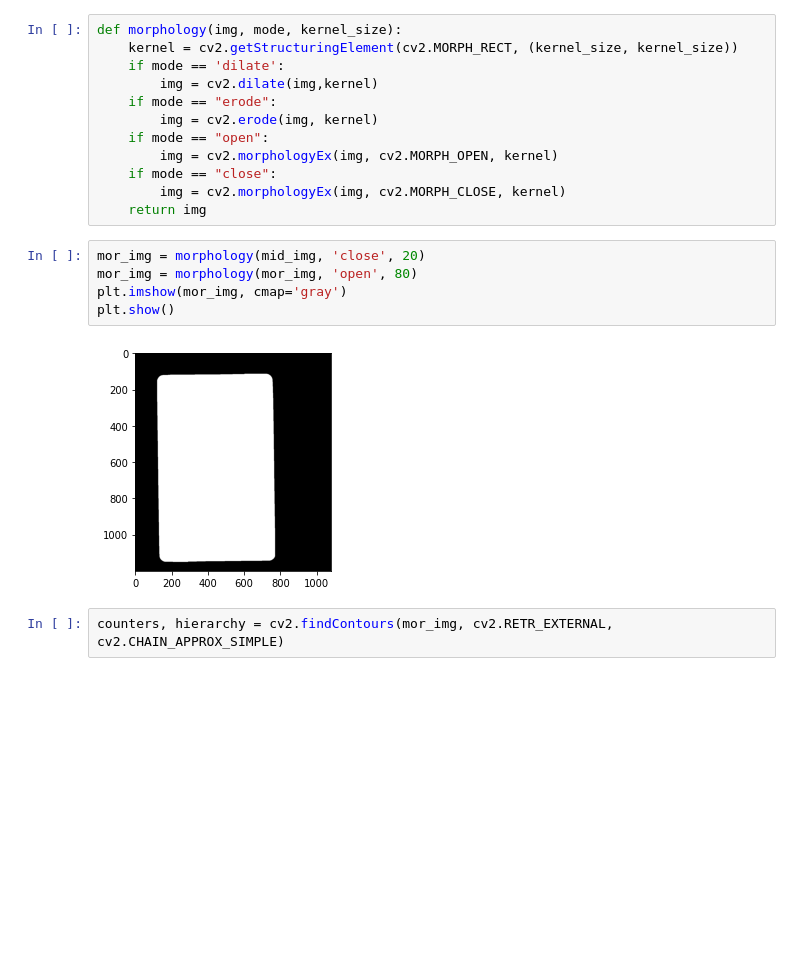
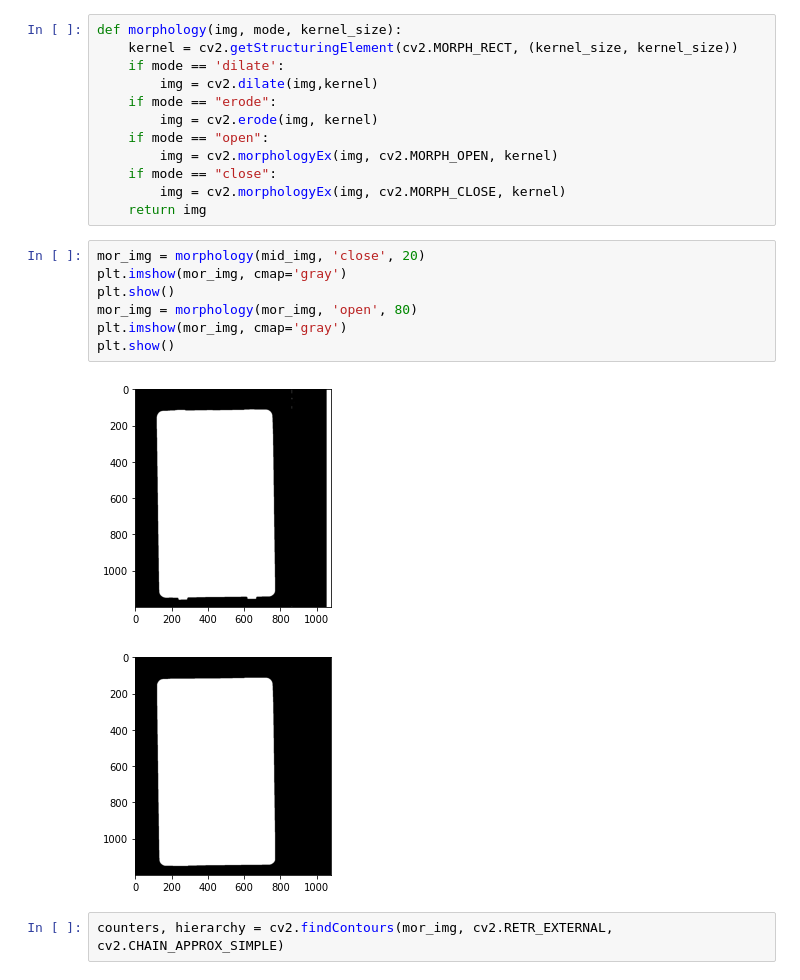
Before and after one commit to WeiminXiong/DIP_Project, a Jupyter notebook: help_content.ipynb, the cells around one changed output. Cells and saved outputs as stored; diff of their text form; blank space fills up the shorter version.

```diff
--- a/help_content.ipynb
+++ b/help_content.ipynb
@@ -42,11 +42,14 @@ def morphology(img, mode, kernel_size):
     return img
 # %%
 mor_img = morphology(mid_img, 'close', 20)
+plt.imshow(mor_img, cmap='gray')
+plt.show()
 mor_img = morphology(mor_img, 'open', 80)
 plt.imshow(mor_img, cmap='gray')
 plt.show()
 # %% [output]
-[figure, old version]
+[figure, new version]
+[figure, added]
 # %%
 counters, hierarchy = cv2.findContours(mor_img, cv2.RETR_EXTERNAL, cv2.CHAIN_APPROX_SIMPLE)
 # %%
```
Also changed, not shown: parts of 1 cell of this notebook, 3 other files.
